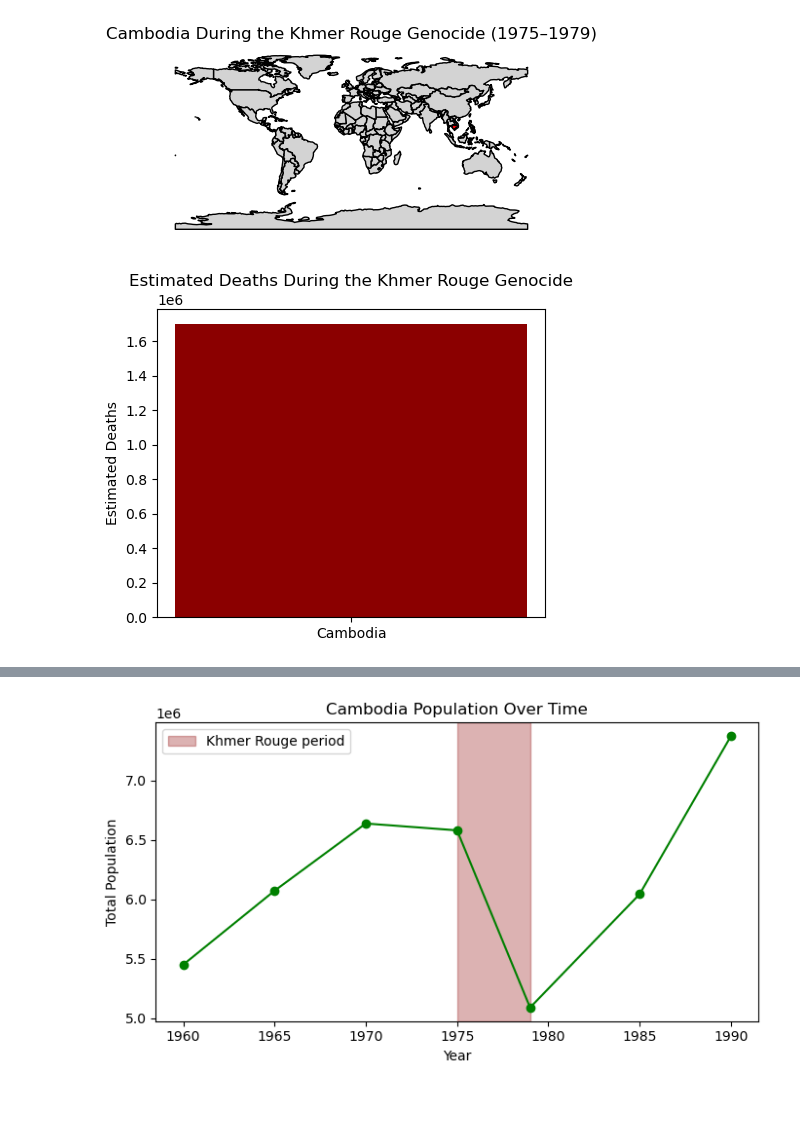
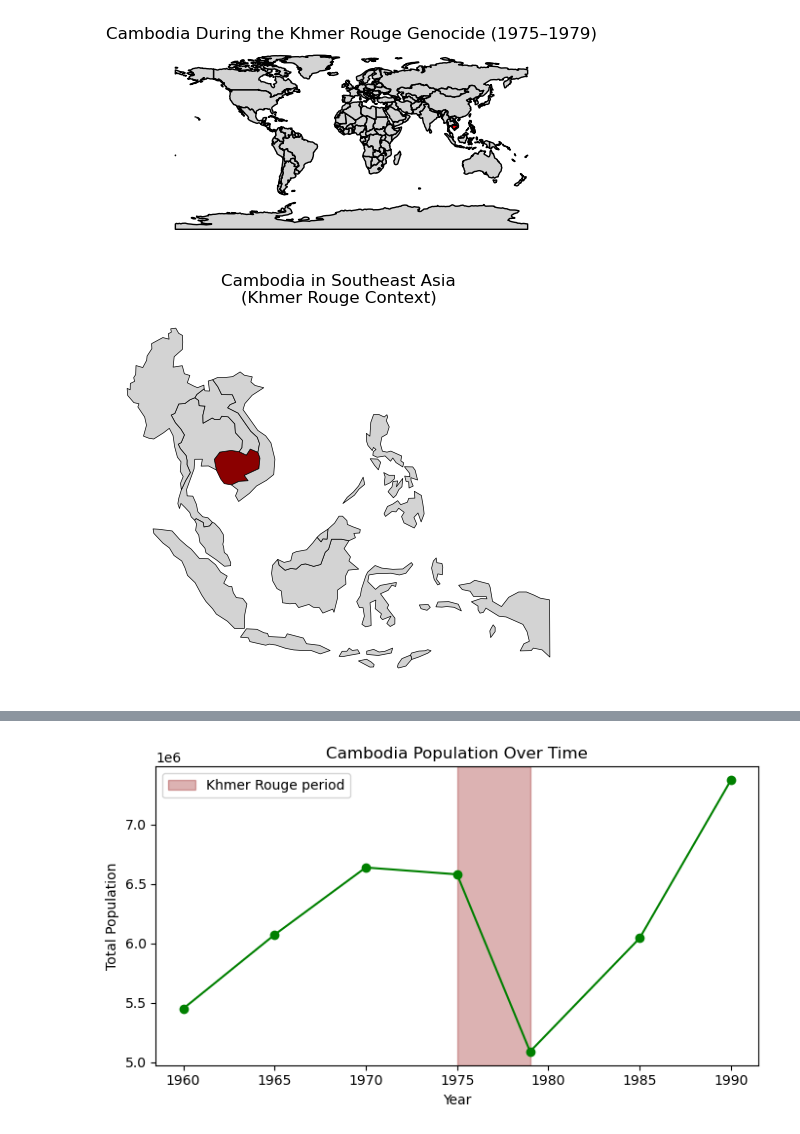
Before and after one commit to danieldo-tech/EEP153.jb.Project1, a Jupyter notebook: project1.ipynb, the cells around one changed output, grey strips where cells are left out. Cells and saved outputs as stored; diff of their text form; code cells hidden in the pictures; blank space fills up the shorter version.

```diff
--- a/project1.ipynb
+++ b/project1.ipynb
@@ -336,27 +263,34 @@ ax.axis("off")
 plt.show()
 # %% [output]
 [figure]
-# %%
-plt.figure(figsize=(5, 4))
-plt.bar(["Cambodia"], [1_700_000], color="darkred")
-plt.ylabel("Estimated Deaths")
-plt.title("Estimated Deaths During the Khmer Rouge Genocide")
-plt.show()
-# %% [output]
-[figure, removed]
 # %%
+# World map (already correct)
+world = gpd.read_file(
+    "https://naturalearth.s3.amazonaws.com/110m_cultural/ne_110m_admin_0_countries.zip"
+)
+
+# Southeast Asia ISO codes
 sea_iso = [
-    "KHM",  # Cambodia
-    "THA",  # Thailand
-    "VNM",  # Vietnam
-    "LAO",  # Laos
-    "MMR",  # Myanmar
-    "MYS",  # Malaysia
-    "SGP",  # Singapore
-    "IDN",  # Indonesia
-    "PHL",  # Philippines
-    "BRN",  # Brunei
-    "TLS"   # Timor-Leste
+    "KHM", "THA", "VNM", "LAO", "MMR",
+    "MYS", "SGP", "IDN", "PHL", "BRN", "TLS"
 ]
 
-sea = world[world["ISO_A3"].isin(sea_iso)]
+sea = world[world["ISO_A3"].isin(sea_iso)].copy()
+
+# Create Cambodia indicator
+sea["is_cambodia"] = sea["ISO_A3"] == "KHM"
+
+# Plot
+fig, ax = plt.subplots(figsize=(6, 6))
+sea.plot(
+    ax=ax,
+    color=sea["is_cambodia"].map({True: "darkred", False: "lightgray"}),
+    edgecolor="black",
+    linewidth=0.5
+)
+
+ax.set_title("Cambodia in Southeast Asia\n(Khmer Rouge Context)")
+ax.axis("off")
+plt.show()
+# %% [output]
+[figure, added]
```
Also changed, not shown: parts of 13 cells of this notebook.
